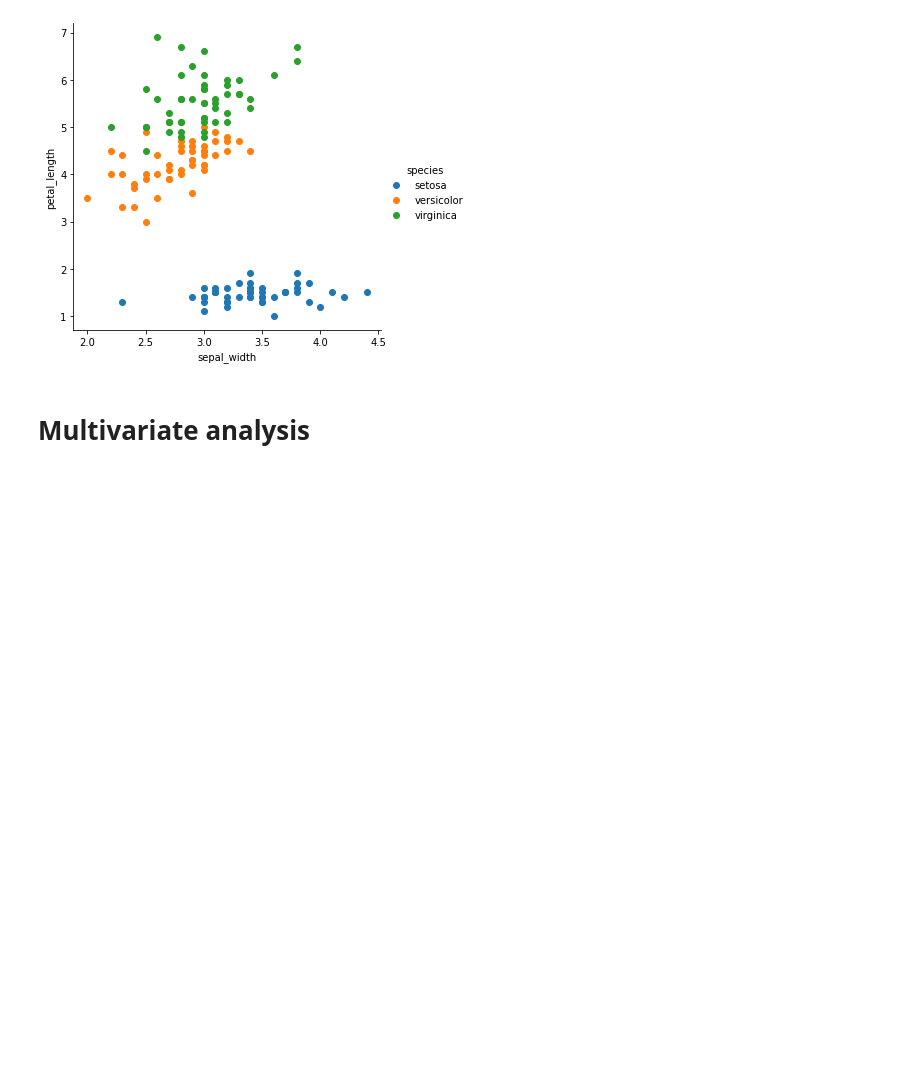
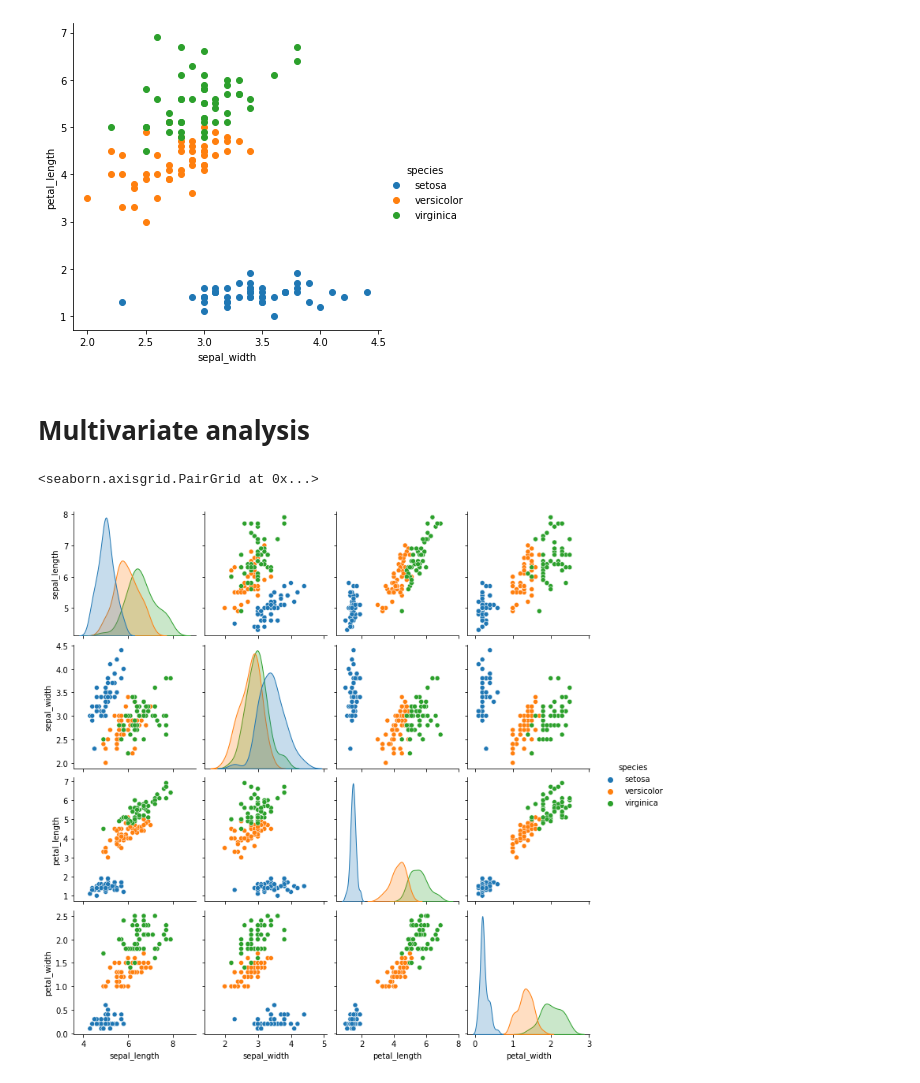
Before and after one commit to Rishab8077/Machine_learning, a Jupyter notebook: Variate_analysis.ipynb, the cells around one changed output. Cells and saved outputs as stored; diff of their text form; code cells hidden in the pictures; blank space fills up the shorter version.

```diff
--- a/Variate_analysis.ipynb
+++ b/Variate_analysis.ipynb
@@ -63,0 +62,5 @@ sns.pairplt
+# %%
+sns.pairplot(df,hue='species')
+# %% [output]
+<seaborn.axisgrid.PairGrid at 0x...>
+[figure, added]
```
Also changed, not shown: parts of 1 cell of this notebook.
